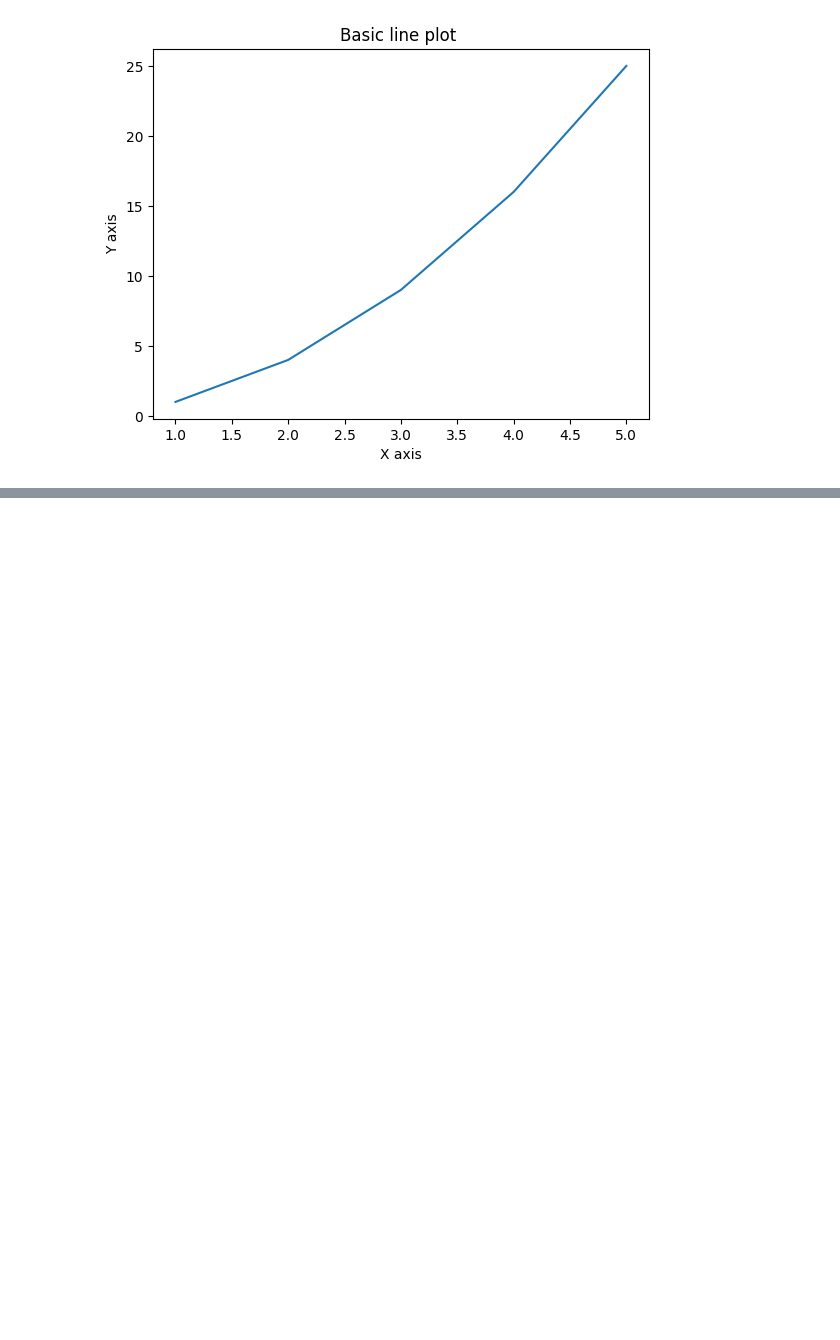
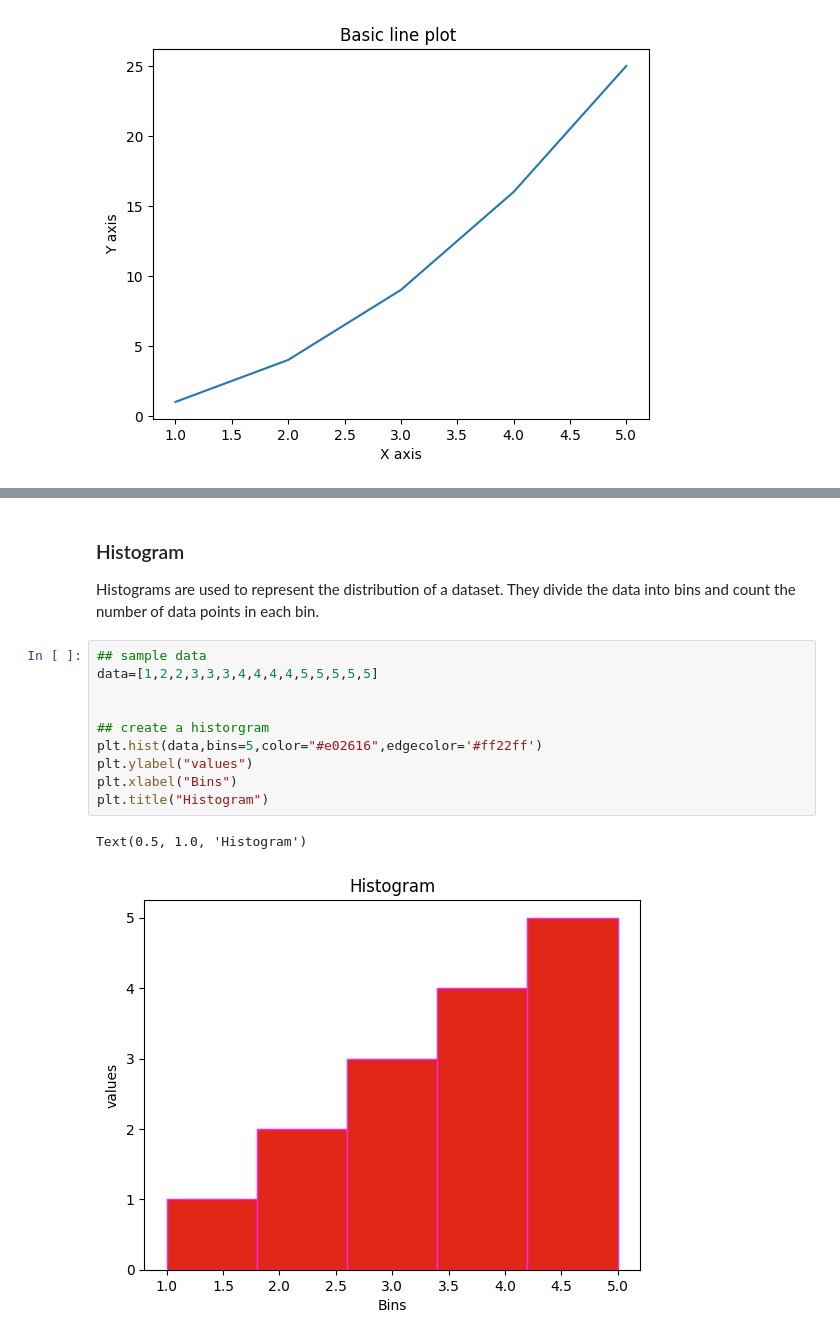
Before and after one commit to EtyalaRahul/my-machine-learning-and-deep-learning-journey, a Jupyter notebook: matplotlib.ipynb, the cells around one changed output, grey strips where cells are left out. Drawn from its saved outputs; the diff is of its cells as text; blank space fills up the shorter version.

```diff
--- a/matplotlib.ipynb
+++ b/matplotlib.ipynb
@@ -49,0 +138,17 @@ plt.plot(x,y,color='red',linestyle='--',marker='*')
+# %% [markdown]
+### Histogram
+
+Histograms are used to represent the distribution of a dataset. They divide the data into bins and count the number of data points in each bin.
+# %%
+## sample data
+data=[1,2,2,3,3,3,4,4,4,4,5,5,5,5,5]
+
+
+## create a historgram
+plt.hist(data,bins=5,color="#e02616",edgecolor='#ff22ff')
+plt.ylabel("values")
+plt.xlabel("Bins")
+plt.title("Histogram")
+# %% [output]
+Text(0.5, 1.0, 'Histogram')
+[figure, added]
```
Also changed, not shown: parts of 14 cells of this notebook, 6 other files.
